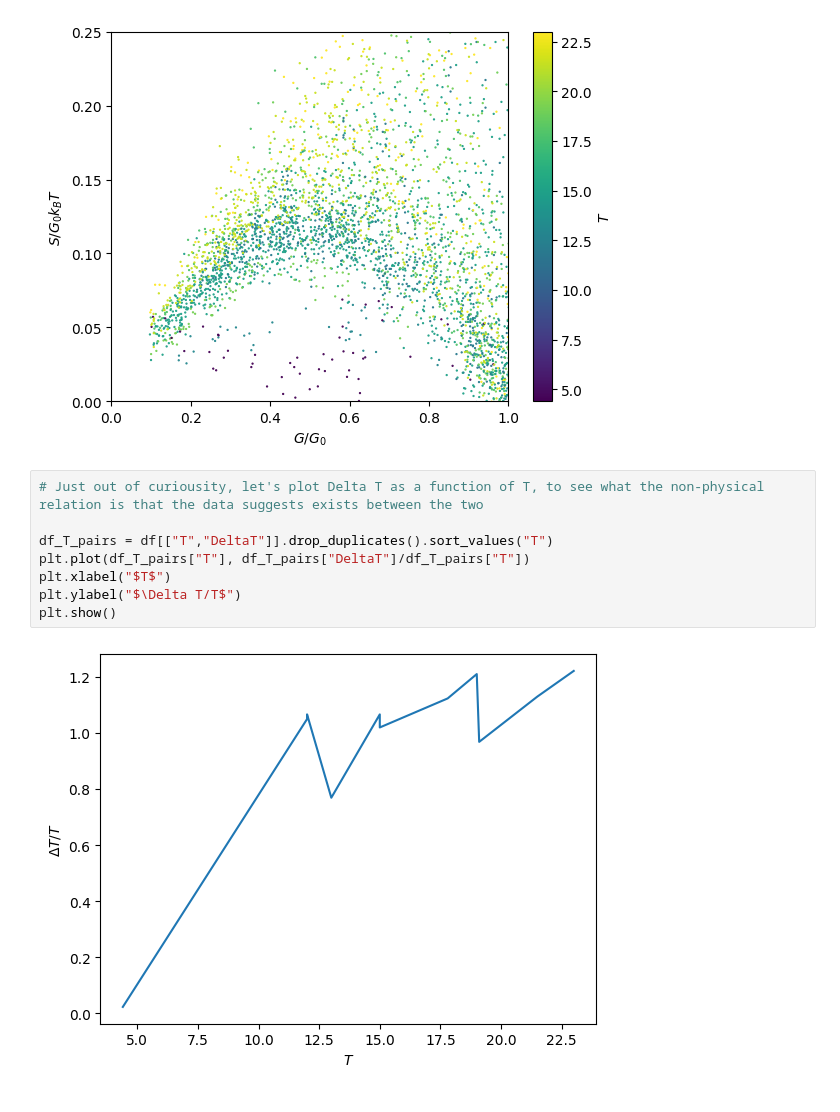
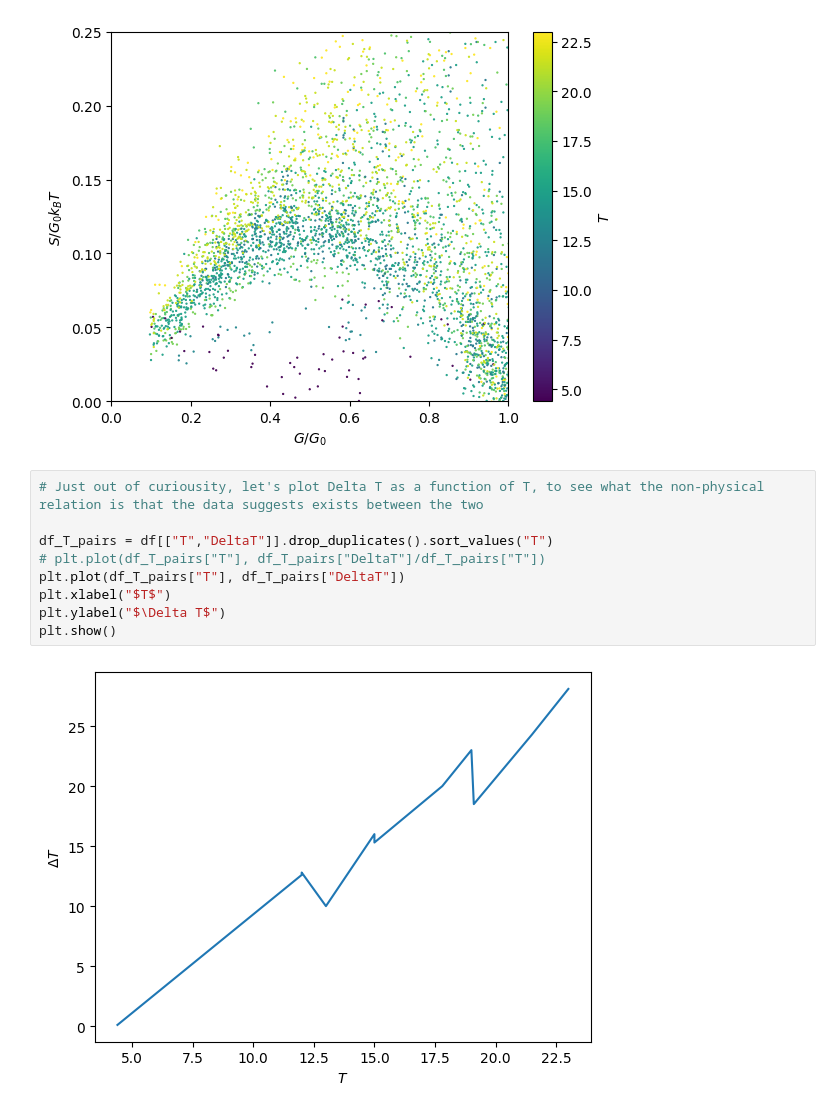
Before and after one commit to matthew-gerry/delta_T_noise_ML, a Jupyter notebook: data_visualization.ipynb, the cells around one changed output. Cells and saved outputs as stored; diff of their text form.

```diff
--- a/data_visualization.ipynb
+++ b/data_visualization.ipynb
@@ -87,10 +87,11 @@ plt.show()
 # %%
 # Just out of curiousity, let's plot Delta T as a function of T, to see what the non-physical relation is that the data suggests exists between the two
 
 df_T_pairs = df[["T","DeltaT"]].drop_duplicates().sort_values("T")
-plt.plot(df_T_pairs["T"], df_T_pairs["DeltaT"]/df_T_pairs["T"])
+# plt.plot(df_T_pairs["T"], df_T_pairs["DeltaT"]/df_T_pairs["T"])
+plt.plot(df_T_pairs["T"], df_T_pairs["DeltaT"])
 plt.xlabel("$T$")
-plt.ylabel("$\Delta T/T$")
+plt.ylabel("$\Delta T$")
 plt.show()
 # %% [output]
-[figure, old version]
+[figure, new version]
```
